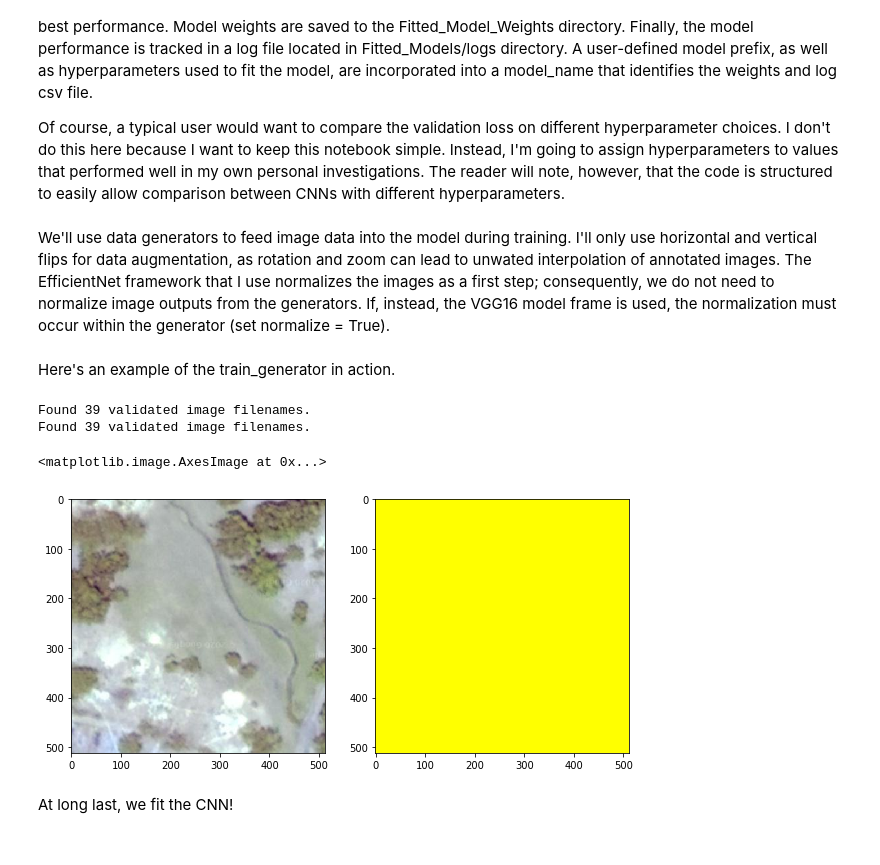
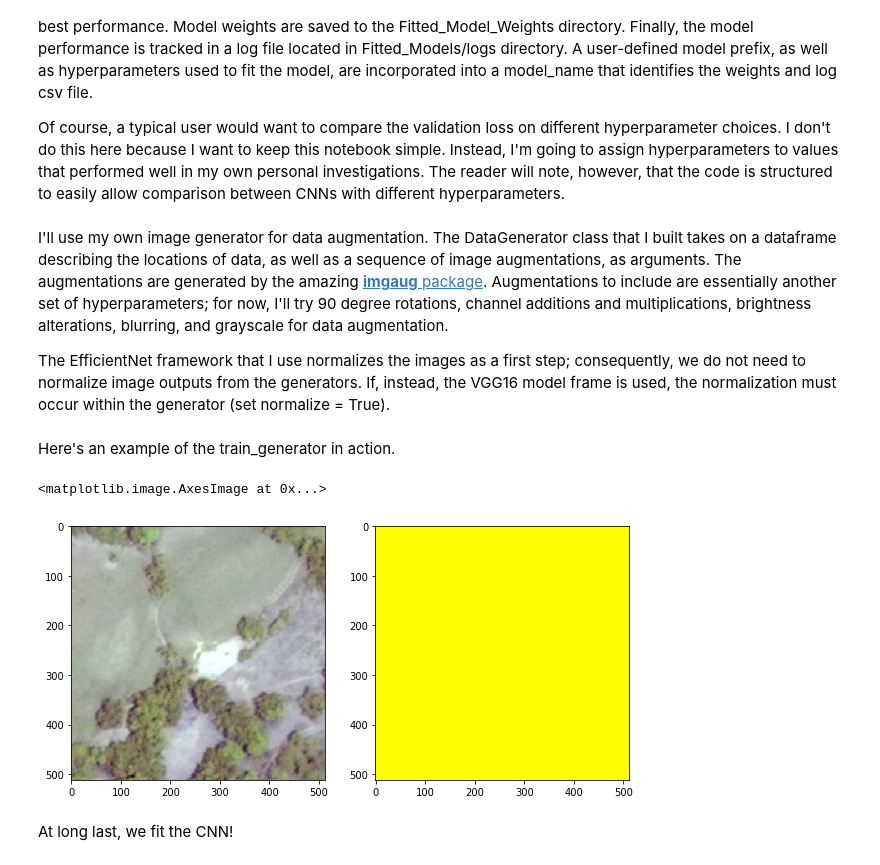
Before and after one commit to 54481andrew/sky-glass, a Jupyter notebook: Small_Building_Segmentation.ipynb, the cells around one changed output. Drawn from its saved outputs; the diff is of its cells as text; code cells hidden in the pictures.

Commit message:
made custom generator and implemented image augmentation

```diff
--- a/Small_Building_Segmentation.ipynb
+++ b/Small_Building_Segmentation.ipynb
@@ -83,8 +81,8 @@ The next cell creates annotated labels for the polygon features (i.e., buildings
 # Load up to date version of shapefile
 landcover_shp = fiona.open("Data/Shapefiles/Features.shp", "r")
 
-##image_list = ['Bantou.tif', 'Tanganya.tif']
-image_list = os.listdir('Data/Raster_Images')
+image_list = ['Bantou.tif', 'Tanganya.tif']
+##image_list = os.listdir('Data/Raster_Images')
 
 for raster_name in image_list:
     # Load base-raster / image
@@ -206,7 +189,9 @@ for image_name in image_list:
     # Loop through the large images and crop to window
     for x in range(0,image_shape[1]-imgsize, step):
         for y in range(0,image_shape[0]-imgsize, step):
-            img_crop, label_crop = Crop_Image(img, label, x, y, imgsize, imgsize)
+            img_crop = Crop_Image(img, x, y, imgsize)
+            label_crop = Crop_Image(label, x, y, imgsize)
+
             ## Save crop to file
             full_image_name = image_save_path + str(count) + '.png'
             full_label_name = label_save_path + str(count) + '.png'
@@ -227,7 +212,7 @@ for image_name in image_list:
     print('Finished: ' + image_name)
 full_dataframe.to_csv(data_save_path + '/' + 'dataframe.csv')
 
-print('Created dataset' + name + ' with ' + str(count) + ' images')
+print('Created dataset ' + name + ' with ' + str(count) + ' images')
 # %% [output]
 Finished: Bantou.tif
 Finished: Tanganya.tif
@@ -253,6 +238,9 @@ val = np.random.choice(train_val_dataframe.shape[0], size = round(val_prop*train
 val_mask = train_val_dataframe.index.isin(val)
 val_dataframe = train_val_dataframe[val_mask].copy()
 train_dataframe = train_val_dataframe[~val_mask].copy()
+
+train_dataframe = train_dataframe.reset_index()
+val_dataframe = val_dataframe.reset_index()
 # %% [markdown]
 ## Address class imbalance
 # %% [markdown]
@@ -367,2 +377,5 @@ if load_model:
 # %% [markdown]
-We'll use data generators to feed image data into the model during training. I'll only use horizontal and vertical flips for data augmentation, as rotation and zoom can lead to unwated interpolation of annotated images. The EfficientNet framework that I use normalizes the images as a first step; consequently, we do not need to normalize image outputs from the generators. If, instead, the VGG16 model frame is used, the normalization must occur within the generator (set normalize = True).
+I'll use my own image generator for data augmentation. The DataGenerator class that I built takes on a dataframe describing the locations of data, as well as a sequence of image augmentations, as arguments. The augmentations are generated by the amazing [**imgaug** package](https://github.com/aleju/imgaug). Augmentations to include are essentially another set of hyperparameters; for now, I'll try 90 degree rotations, channel additions and multiplications, brightness alterations, blurring, and grayscale for data augmentation.
+
+
+The EfficientNet framework that I use normalizes the images as a first step; consequently, we do not need to normalize image outputs from the generators. If, instead, the VGG16 model frame is used, the normalization must occur within the generator (set normalize = True).
@@ -400,18 +382,46 @@ val_generator = Image_Generator(val_dataframe, rot = 0,
+# %%
+train_seq = iaa.Sequential([])
+
+if ch:
+    train_seq.add(iaa.ChannelShuffle(ch))
+if bl:
+    train_seq.add(iaa.GaussianBlur(0,bl))
+if mb:
+    train_seq.add(iaa.MultiplyAndAddToBrightness(mul=(1 - mb, 1 + mb)))
+if mu:
+    train_seq.add(iaa.Multiply(mul = (1-mu, 1+mu), per_channel = True))
+if ad:
+    train_seq.add(iaa.Add((-ad, ad), per_channel = True))
+if zo:
+    train_seq.add(iaa.geometric.Affine(scale = (1.0,1.0 + zo)))
+if ro:
+    train_seq.add(iaa.Rot90(ro))
+if gr:
+    train_seq.add(iaa.Grayscale(alpha = (0,gr)))
+
+
+train_generator = DataGenerator(train_dataframe, train_seq, 'Image', 'Label', feature_dict,
+                                batch_size = batch_size, normalize = False)
+
+
+# The validation generator does not have any augmentation
+val_seq = iaa.Sequential([iaa.Identity()])
+
+val_generator = DataGenerator(val_dataframe, val_seq, 'Image', 'Label', feature_dict,
+                              batch_size = batch_size, normalize = False)
 # %% [markdown]
 Here's an example of the train_generator in action.
 # %%
 np.random.seed(1)
 im, la = next(train_generator)
 la = la[0,:,:,:]
 la = la.argmax(-1)
 f, ax = plt.subplots(1,2,figsize = (10,20))
 ax[0].imshow(im[0,:,:,:].astype('uint8'), cmap = cmap, interpolation = 'none')
-ax[1].imshow(la[:,:], cmap = cmap)
+ax[1].imshow(la[:,:], cmap = cmap, norm = norm, interpolation = 'none')
 # %% [output]
-Found 39 validated image filenames.
-Found 39 validated image filenames.
+<matplotlib.image.AxesImage at 0x...>
-<matplotlib.image.AxesImage at 0x...>
-[figure, old version]
+[figure, new version]
 # %% [markdown]
 At long last, we fit the CNN!
 # %%
```
Also changed, not shown: parts of 26 cells of this notebook, 6 other files.
